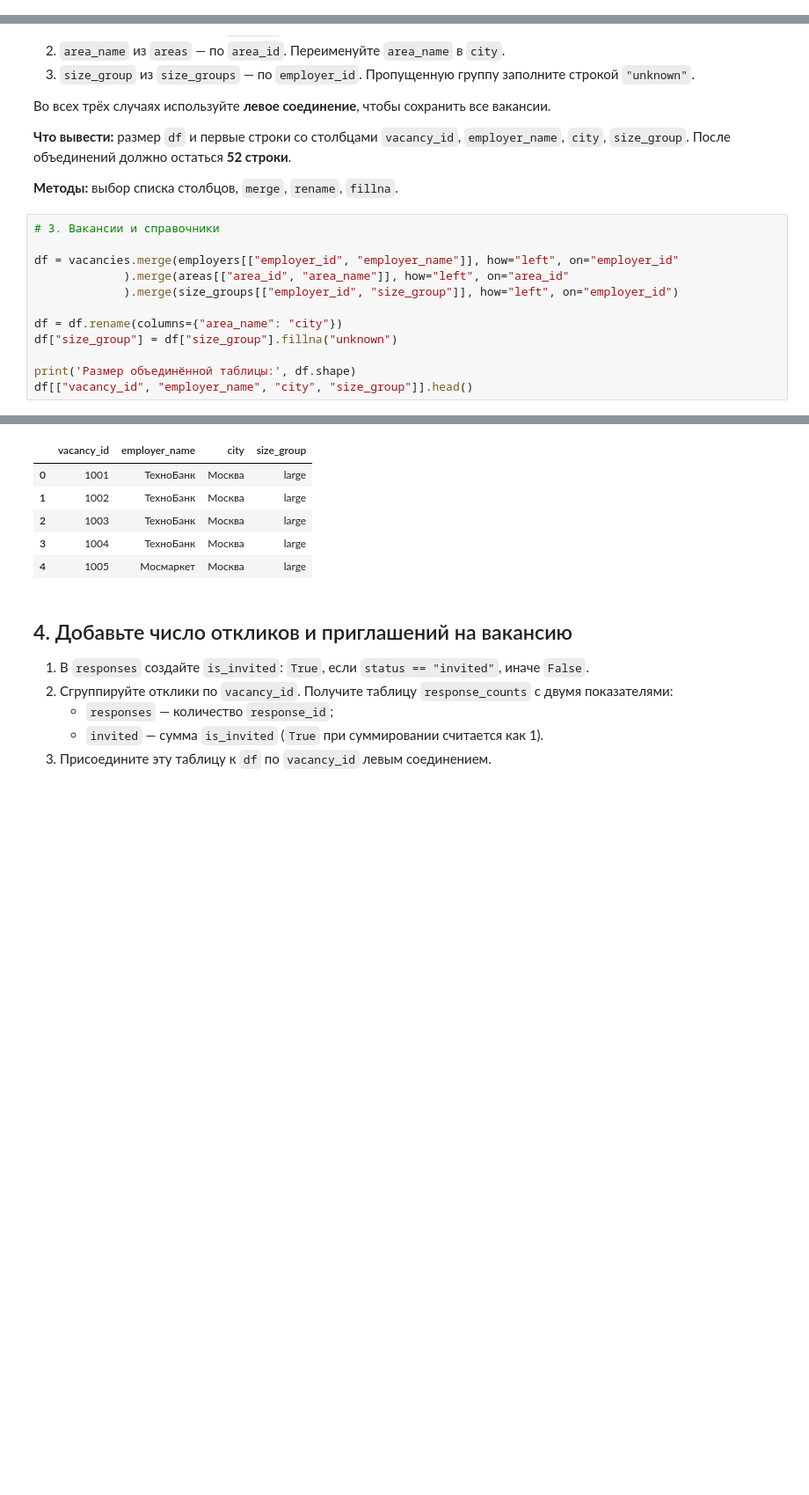
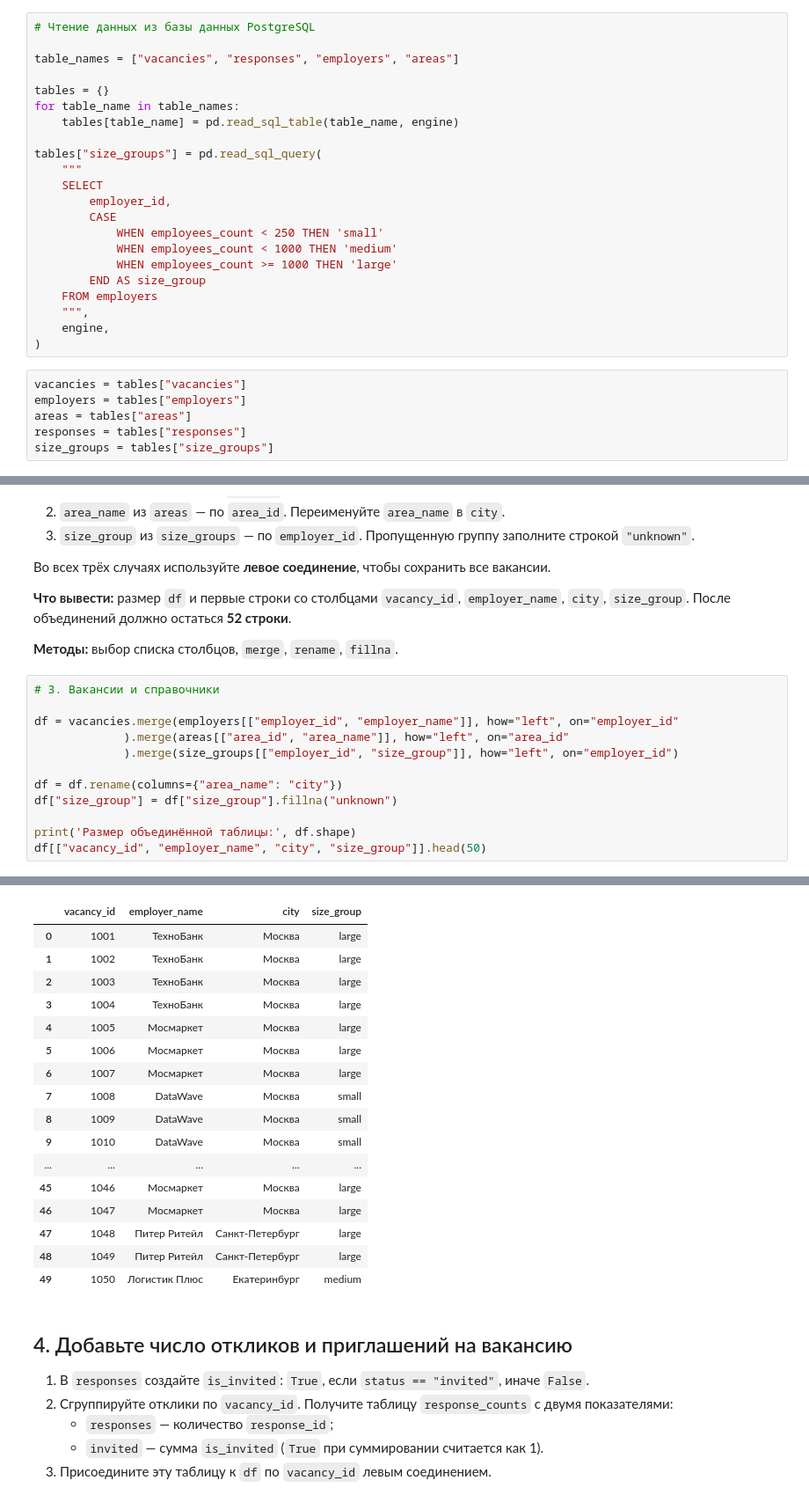
Before and after one commit to sosvictr/HH_school_2026, a Jupyter notebook: Python 2/ДЗ_pandas_SQL_практика.ipynb, the cells around one changed output, grey strips where cells are left out. Shown at 88% size. Cells and saved outputs as stored; diff of their text form; blank space fills up the shorter version.

```diff
--- a/Python 2/ДЗ_pandas_SQL_практика.ipynb
+++ b/Python 2/ДЗ_pandas_SQL_практика.ipynb
@@ -70,3 +92,31 @@ size_groups = raw_size_groups.copy()
+# %%
+# Чтение данных из базы данных PostgreSQL
+
+table_names = ["vacancies", "responses", "employers", "areas"]
+
+tables = {}
+for table_name in table_names:
+    tables[table_name] = pd.read_sql_table(table_name, engine)
+
+tables["size_groups"] = pd.read_sql_query(
+    """
+    SELECT
+        employer_id,
+        CASE
+            WHEN employees_count < 250 THEN 'small'
+            WHEN employees_count < 1000 THEN 'medium'
+            WHEN employees_count >= 1000 THEN 'large'
+        END AS size_group
+    FROM employers
+    """,
+    engine,
+)
+# %%
+vacancies = tables["vacancies"]
+employers = tables["employers"]
+areas = tables["areas"]
+responses = tables["responses"]
+size_groups = tables["size_groups"]
 # %%
 # vacancies
 vacancies.head()
@@ -239,23 +290,34 @@ salary_by_currency
 # %%
 # 3. Вакансии и справочники
 
 df = vacancies.merge(employers[["employer_id", "employer_name"]], how="left", on="employer_id"
              ).merge(areas[["area_id", "area_name"]], how="left", on="area_id"
              ).merge(size_groups[["employer_id", "size_group"]], how="left", on="employer_id")
 
 df = df.rename(columns={"area_name": "city"})
 df["size_group"] = df["size_group"].fillna("unknown")
 
 print('Размер объединённой таблицы:', df.shape)
-df[["vacancy_id", "employer_name", "city", "size_group"]].head()
+df[["vacancy_id", "employer_name", "city", "size_group"]].head(50)
 # %% [output]
 Размер объединённой таблицы: (52, 16)
 |  | vacancy_id | employer_name | city | size_group |
 | 0 | 1001 | ТехноБанк | Москва | large |
 | 1 | 1002 | ТехноБанк | Москва | large |
 | 2 | 1003 | ТехноБанк | Москва | large |
 | 3 | 1004 | ТехноБанк | Москва | large |
 | 4 | 1005 | Мосмаркет | Москва | large |
+| 5 | 1006 | Мосмаркет | Москва | large |
+| 6 | 1007 | Мосмаркет | Москва | large |
+| 7 | 1008 | DataWave | Москва | small |
+| 8 | 1009 | DataWave | Москва | small |
+| 9 | 1010 | DataWave | Москва | small |
+| ... | ... | ... | ... | ... |
+| 45 | 1046 | Мосмаркет | Москва | large |
+| 46 | 1047 | Мосмаркет | Москва | large |
+| 47 | 1048 | Питер Ритейл | Санкт-Петербург | large |
+| 48 | 1049 | Питер Ритейл | Санкт-Петербург | large |
+| 49 | 1050 | Логистик Плюс | Екатеринбург | medium |
 # %% [markdown]
 ## 4. Добавьте число откликов и приглашений на вакансию
 
```
Also changed, not shown: parts of 10 cells of this notebook.
